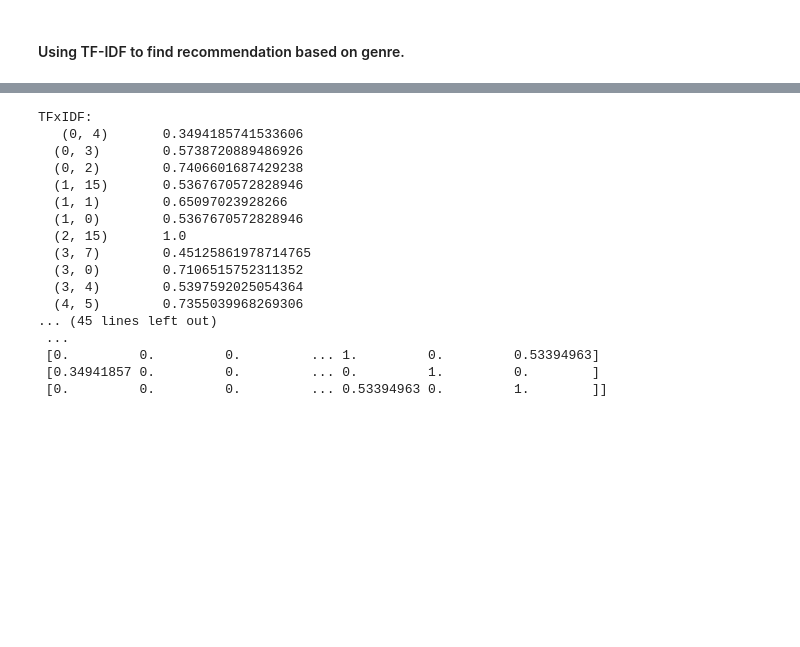
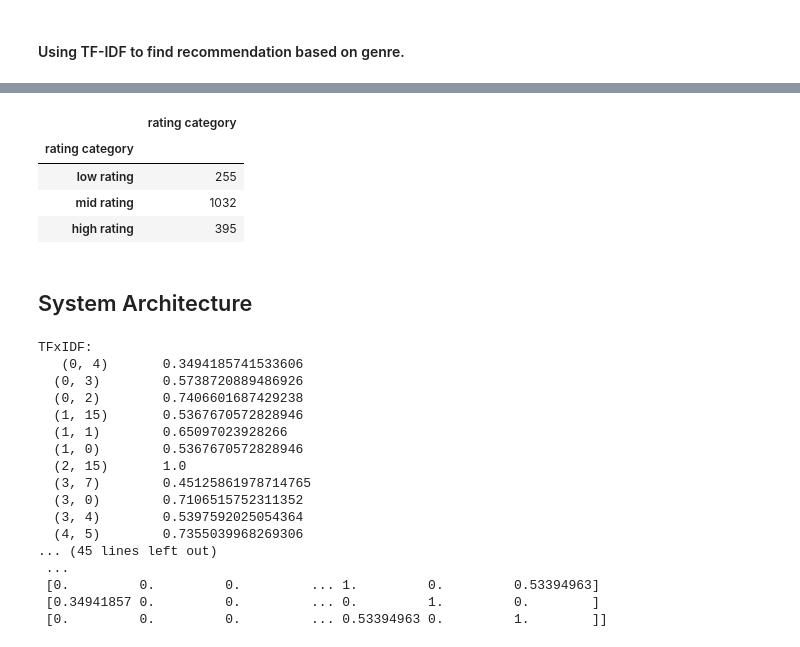
Before and after one commit to elicaluya/MovieRecommender, a Jupyter notebook: Jupyter_Notebook_Report.ipynb, the cells around one changed output, grey strips where cells are left out. Saved outputs shown, nothing was run; the diff lists cells and outputs as text; code cells hidden in the pictures; blank space fills up the shorter version.

```diff
--- a/Jupyter_Notebook_Report.ipynb
+++ b/Jupyter_Notebook_Report.ipynb
@@ -322,2 +340,11 @@ unknown                                                 2
+# %%
+genre_group1 = rating_category.groupby(rating_category['rating category'])
+genre_group1[['rating category']].count()
+# %% [output]
+|  | rating category |
+| rating category |  |
+| low rating | 255 |
+| mid rating | 1032 |
+| high rating | 395 |
 # %%
 df_movie_genre = pd.read_csv(DATA_PATH + 'movies_w_genre.csv', header=0)
@@ -386,0 +351,2 @@ class Genre:
+# %% [markdown]
+## System Architecture
```
Also changed, not shown: parts of 5 cells of this notebook, 2 other files.
